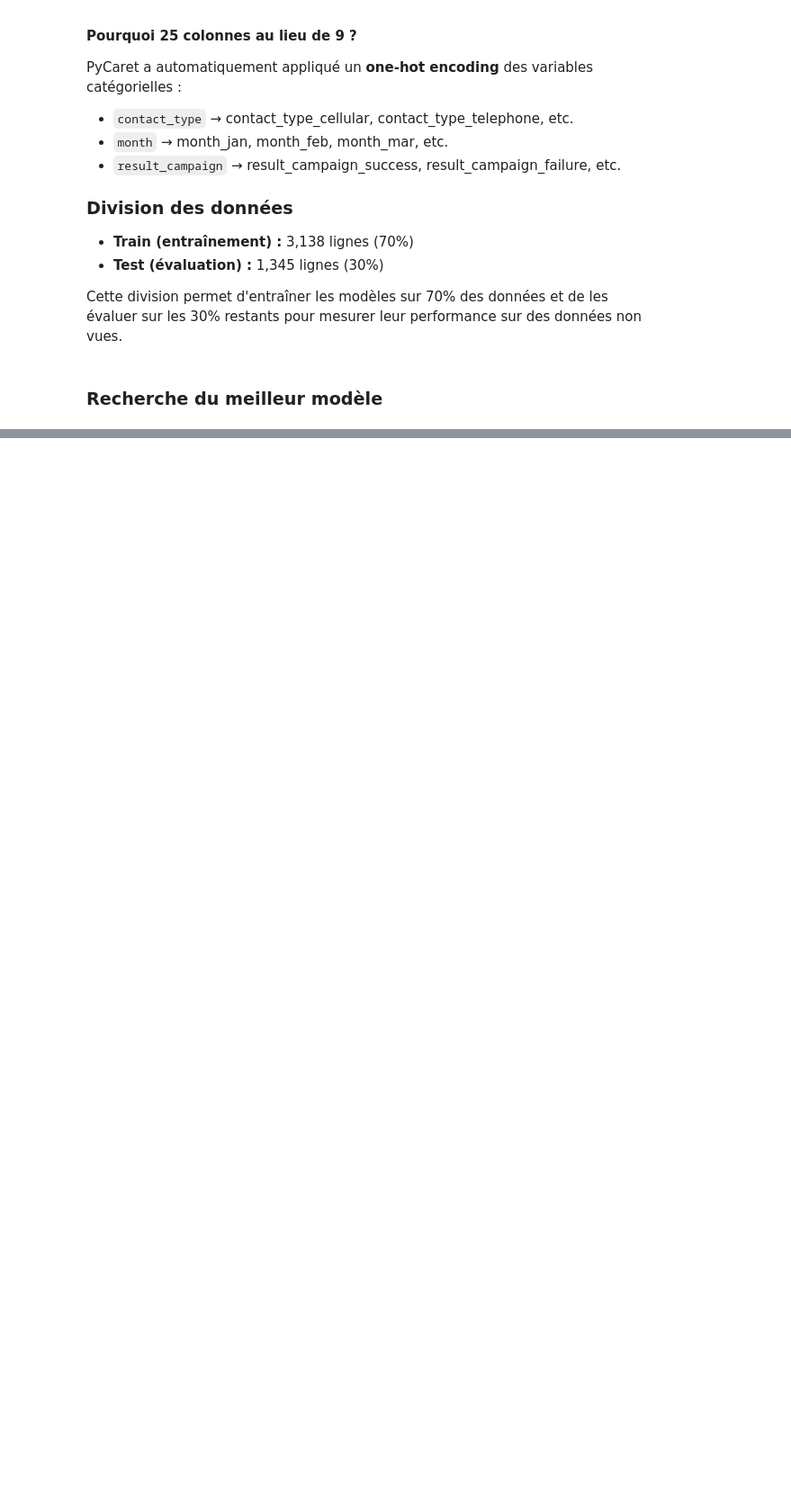
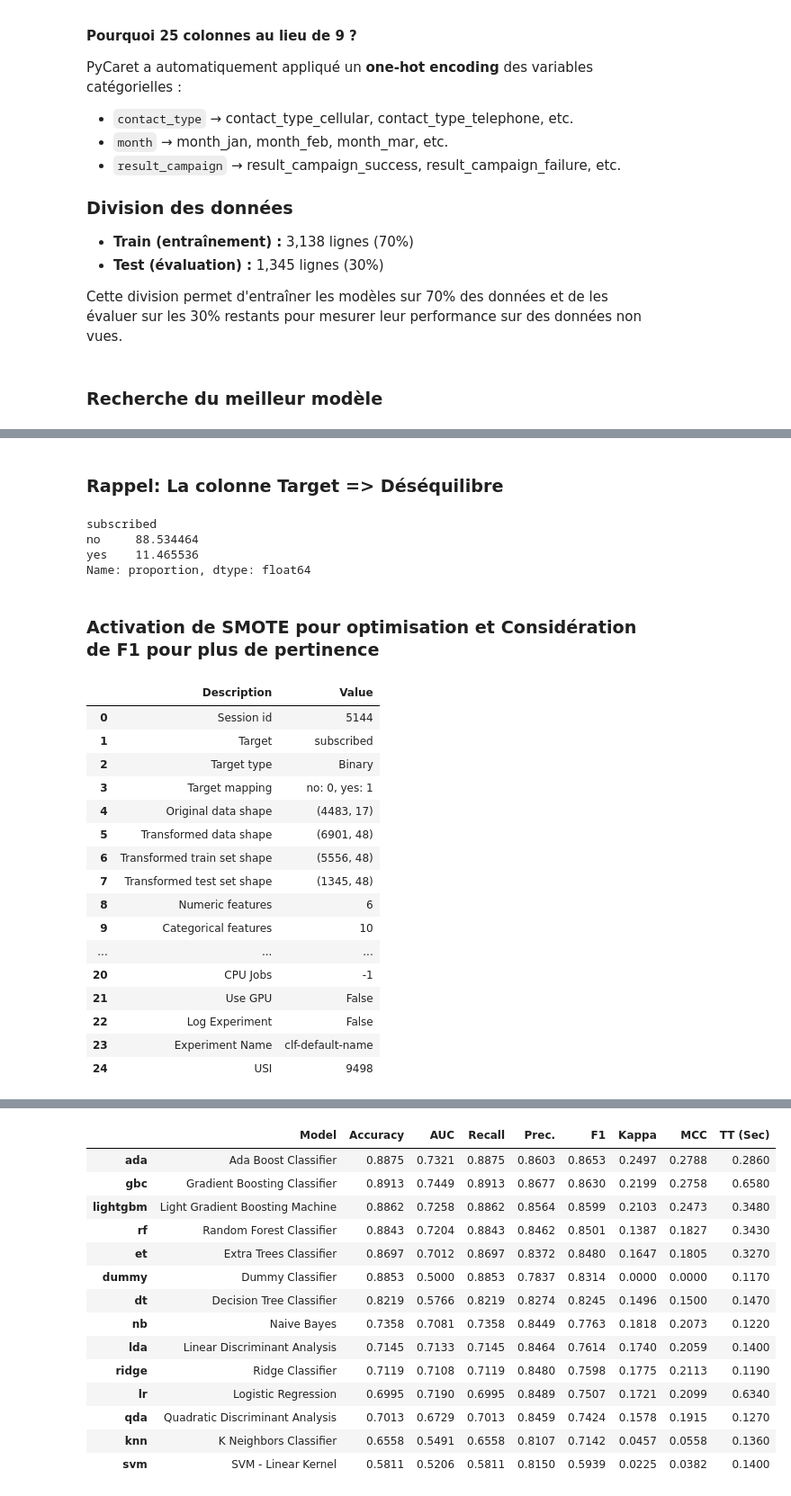
Before and after one commit to Paul-Emmanuel-Buffe/bank-marketing, a Jupyter notebook: notebooks/modeling.ipynb, the cells around one changed output, grey strips where cells are left out. Shown at 90% size. Cells and saved outputs as stored; diff of their text form; code cells hidden in the pictures; blank space fills up the shorter version.

Commit message:
find best model

```diff
--- a/notebooks/modeling.ipynb
+++ b/notebooks/modeling.ipynb
@@ -207,0 +296,34 @@ best_model = compare_models()
+# %% [markdown]
+### Rappel: La colonne Target => Déséquilibre
+# %%
+# Compter les occurrences de chaque classe
+df_clean_small['subscribed'].value_counts(normalize=True) * 100
+# %% [output]
+subscribed
+no     88.534464
+yes    11.465536
+Name: proportion, dtype: float64
+# %% [markdown]
+### Activation de SMOTE pour optimisation et Considération de F1 pour plus de pertinence
+# %%
+from pycaret.classification import *
+setup(data=df_clean_small, target='subscribed', fix_imbalance=True)  # Active SMOTE automatique
+best_model = compare_models(sort='F1')  # Trie par F1-Score plutôt qu'accuracy
+# %% [output]
+|  | Description | Value |
+| 0 | Session id | 5144 |
+| 1 | Target | subscribed |
+| 2 | Target type | Binary |
+| 3 | Target mapping | no: 0, yes: 1 |
+| 4 | Original data shape | (4483, 17) |
+| 5 | Transformed data shape | (6901, 48) |
+| 6 | Transformed train set shape | (5556, 48) |
+| 7 | Transformed test set shape | (1345, 48) |
+| 8 | Numeric features | 6 |
+| 9 | Categorical features | 10 |
+| ... | ... | ... |
+| 20 | CPU Jobs | -1 |
+| 21 | Use GPU | False |
+| 22 | Log Experiment | False |
+| 23 | Experiment Name | clf-default-name |
+| 24 | USI | 9498 |
@@ -207,0 +331,15 @@ best_model = compare_models()
+|  | Model | Accuracy | AUC | Recall | Prec. | F1 | Kappa | MCC | TT (Sec) |
+| ada | Ada Boost Classifier | 0.8875 | 0.7321 | 0.8875 | 0.8603 | 0.8653 | 0.2497 | 0.2788 | 0.2860 |
+| gbc | Gradient Boosting Classifier | 0.8913 | 0.7449 | 0.8913 | 0.8677 | 0.8630 | 0.2199 | 0.2758 | 0.6580 |
+| lightgbm | Light Gradient Boosting Machine | 0.8862 | 0.7258 | 0.8862 | 0.8564 | 0.8599 | 0.2103 | 0.2473 | 0.3480 |
+| rf | Random Forest Classifier | 0.8843 | 0.7204 | 0.8843 | 0.8462 | 0.8501 | 0.1387 | 0.1827 | 0.3430 |
+| et | Extra Trees Classifier | 0.8697 | 0.7012 | 0.8697 | 0.8372 | 0.8480 | 0.1647 | 0.1805 | 0.3270 |
+| dummy | Dummy Classifier | 0.8853 | 0.5000 | 0.8853 | 0.7837 | 0.8314 | 0.0000 | 0.0000 | 0.1170 |
+| dt | Decision Tree Classifier | 0.8219 | 0.5766 | 0.8219 | 0.8274 | 0.8245 | 0.1496 | 0.1500 | 0.1470 |
+| nb | Naive Bayes | 0.7358 | 0.7081 | 0.7358 | 0.8449 | 0.7763 | 0.1818 | 0.2073 | 0.1220 |
+| lda | Linear Discriminant Analysis | 0.7145 | 0.7133 | 0.7145 | 0.8464 | 0.7614 | 0.1740 | 0.2059 | 0.1400 |
+| ridge | Ridge Classifier | 0.7119 | 0.7108 | 0.7119 | 0.8480 | 0.7598 | 0.1775 | 0.2113 | 0.1190 |
+| lr | Logistic Regression | 0.6995 | 0.7190 | 0.6995 | 0.8489 | 0.7507 | 0.1721 | 0.2099 | 0.6340 |
+| qda | Quadratic Discriminant Analysis | 0.7013 | 0.6729 | 0.7013 | 0.8459 | 0.7424 | 0.1578 | 0.1915 | 0.1270 |
+| knn | K Neighbors Classifier | 0.6558 | 0.5491 | 0.6558 | 0.8107 | 0.7142 | 0.0457 | 0.0558 | 0.1360 |
+| svm | SVM - Linear Kernel | 0.5811 | 0.5206 | 0.5811 | 0.8150 | 0.5939 | 0.0225 | 0.0382 | 0.1400 |
```
Also changed, not shown: parts of 12 cells of this notebook, 1 other file.
